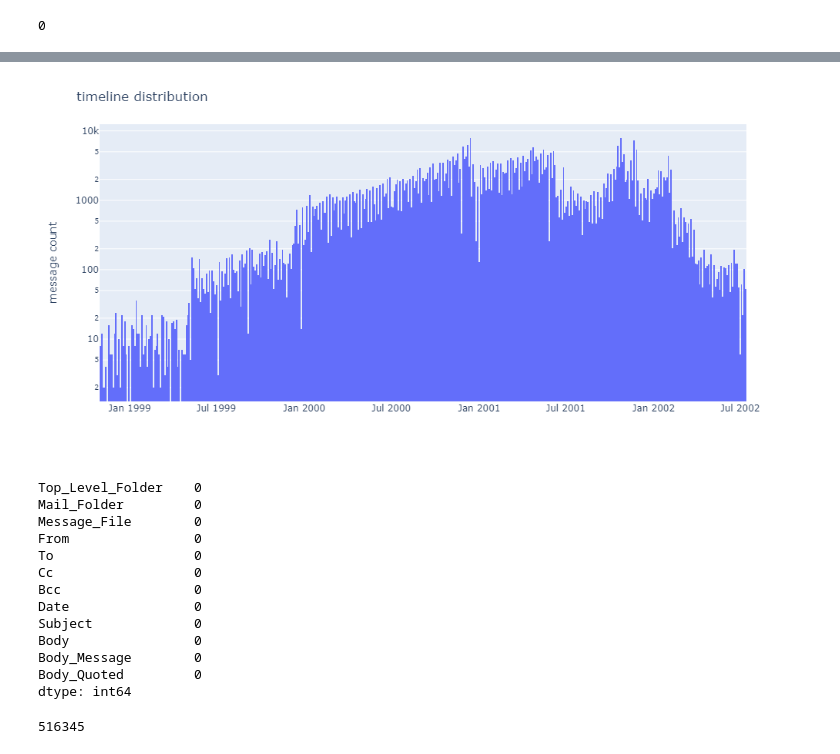
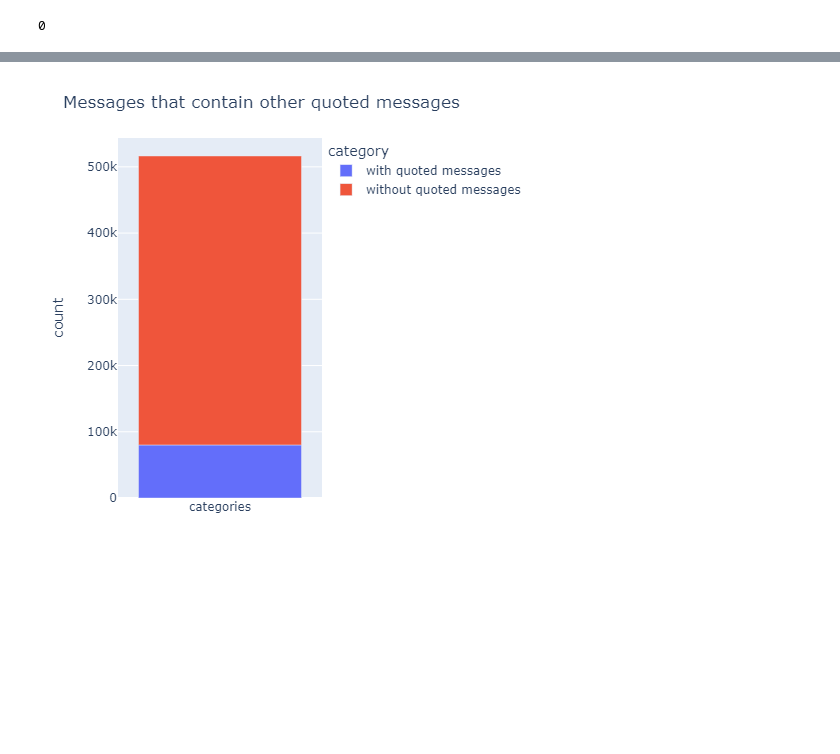
Before and after one commit to FlorinAndrei/enron-sentiment-analysis, a Jupyter notebook: import_mail.ipynb, the cells around one changed output, grey strips where cells are left out. Cells and saved outputs as stored; diff of their text form; code cells hidden in the pictures; blank space fills up the shorter version.

```diff
--- a/import_mail.ipynb
+++ b/import_mail.ipynb
@@ -108,34 +155,18 @@ px.histogram(
-# %%
-# datetime distribution
-px.histogram(data_frame=all_emails["Date"], log_y=True).update_layout(
-    title_text="timeline distribution",
-    width=1000,
-    height=500,
-    showlegend=False,
-    xaxis_title=None,
-    yaxis_title="message count",
-).show("png")
-# %% [output]
-[figure, removed]
-# %%
-# check for null values
-all_emails.isnull().sum()
-# %% [output]
-Top_Level_Folder    0
-Mail_Folder         0
-Message_File        0
-From                0
-To                  0
-Cc                  0
-Bcc                 0
-Date                0
-Subject             0
-Body                0
-Body_Message        0
-Body_Quoted         0
-dtype: int64
-# %%
-# message count
-all_emails.shape[0]
-# %% [output]
-516345
+# %%
+quote_len_cat = {
+    "category": ["with quoted messages", "without quoted messages"],
+    "count": [
+        all_emails[all_emails["Body_Quoted"].str.len() > 0].shape[0],
+        all_emails[all_emails["Body_Quoted"].str.len() == 0].shape[0],
+    ],
+    "x": "categories",
+}
+
+px.bar(data_frame=quote_len_cat, x="x", color="category", y="count").update_layout(
+    title_text="Messages that contain other quoted messages",
+    width=500,
+    height=500,
+    xaxis_title=None,
+).show("png")
+# %% [output]
+[figure, added]
```
Also changed, not shown: parts of 26 cells of this notebook.
